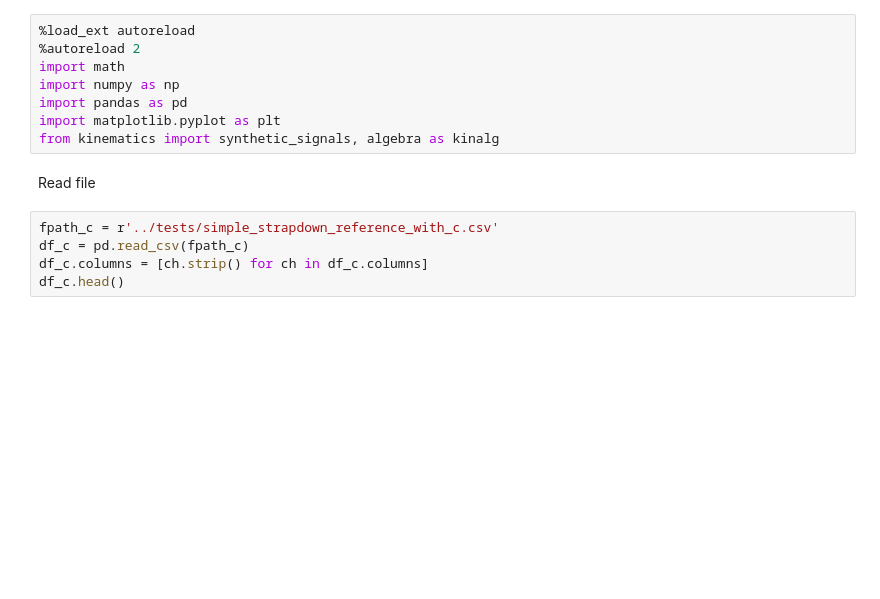
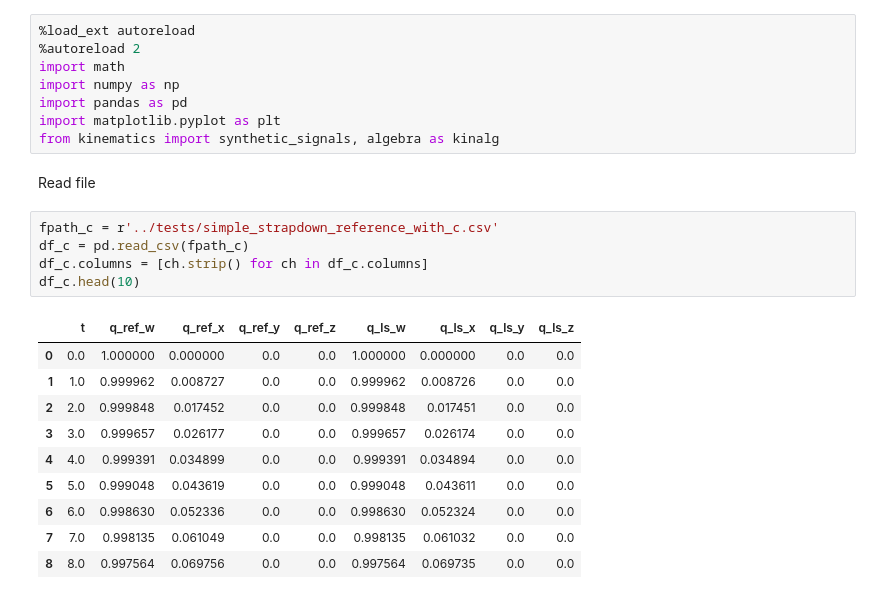
Before and after one commit to henkluinge/strapdown_integration, a Jupyter notebook: python/compare_c_implementation_with_reference.ipynb, the cells around one changed output. Drawn from its saved outputs; the diff is of its cells as text; blank space fills up the shorter version.

```diff
--- a/python/compare_c_implementation_with_reference.ipynb
+++ b/python/compare_c_implementation_with_reference.ipynb
@@ -22,8 +22,19 @@ Read file
 # %%
 fpath_c = r'../tests/simple_strapdown_reference_with_c.csv'
 df_c = pd.read_csv(fpath_c)
 df_c.columns = [ch.strip() for ch in df_c.columns]
-df_c.head()
+df_c.head(10)
+# %% [output]
+|  | t | q_ref_w | q_ref_x | q_ref_y | q_ref_z | q_ls_w | q_ls_x | q_ls_y | q_ls_z |
+| 0 | 0.0 | 1.000000 | 0.000000 | 0.0 | 0.0 | 1.000000 | 0.000000 | 0.0 | 0.0 |
+| 1 | 1.0 | 0.999962 | 0.008727 | 0.0 | 0.0 | 0.999962 | 0.008726 | 0.0 | 0.0 |
+| 2 | 2.0 | 0.999848 | 0.017452 | 0.0 | 0.0 | 0.999848 | 0.017451 | 0.0 | 0.0 |
+| 3 | 3.0 | 0.999657 | 0.026177 | 0.0 | 0.0 | 0.999657 | 0.026174 | 0.0 | 0.0 |
+| 4 | 4.0 | 0.999391 | 0.034899 | 0.0 | 0.0 | 0.999391 | 0.034894 | 0.0 | 0.0 |
+| 5 | 5.0 | 0.999048 | 0.043619 | 0.0 | 0.0 | 0.999048 | 0.043611 | 0.0 | 0.0 |
+| 6 | 6.0 | 0.998630 | 0.052336 | 0.0 | 0.0 | 0.998630 | 0.052324 | 0.0 | 0.0 |
+| 7 | 7.0 | 0.998135 | 0.061049 | 0.0 | 0.0 | 0.998135 | 0.061032 | 0.0 | 0.0 |
+| 8 | 8.0 | 0.997564 | 0.069756 | 0.0 | 0.0 | 0.997564 | 0.069735 | 0.0 | 0.0 |
 # %%
 q_ref_array = df_c[[ch for ch in df_c.columns if ch.startswith('q_ref')]]
 q_c_array = df_c[[ch for ch in df_c.columns if ch.startswith('q_ls')]]
```
Also changed, not shown: parts of 2 cells of this notebook, 14 other files.
